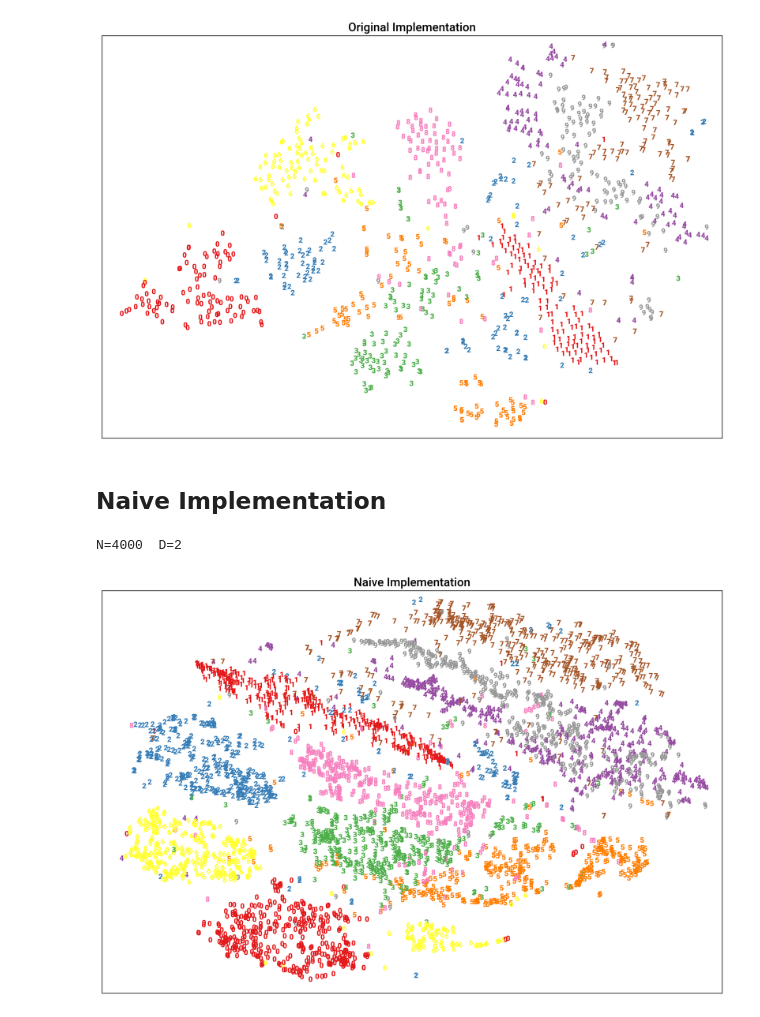
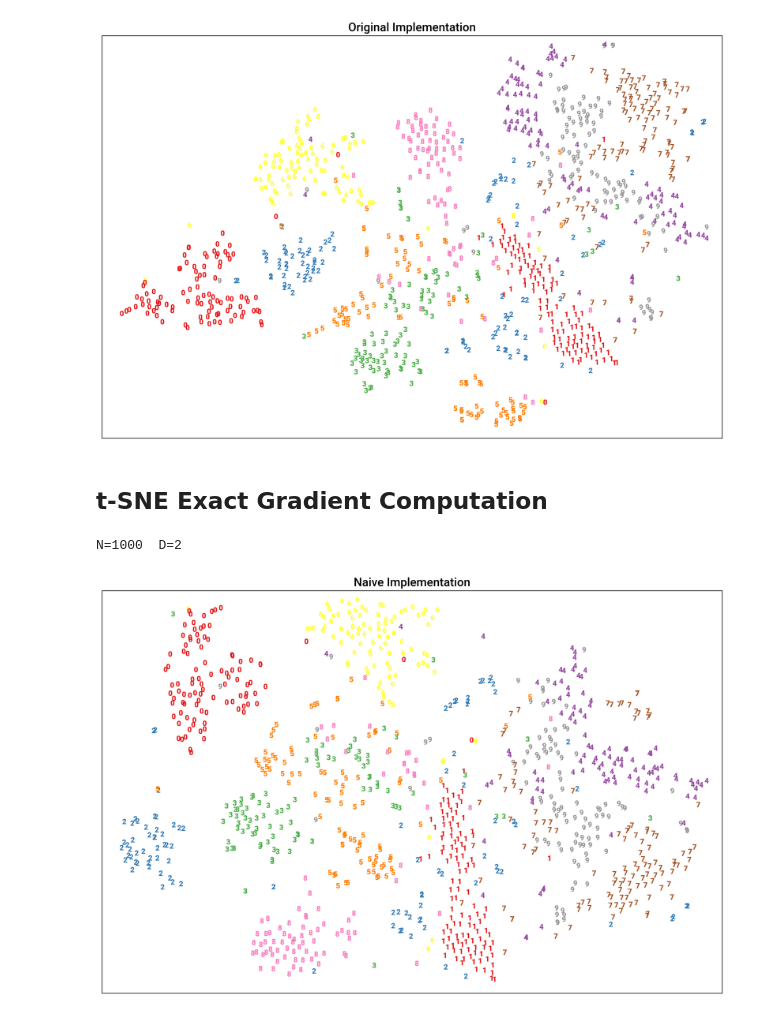
Before and after one commit to albertomontesg/fast-tsne, a Jupyter notebook: code/numerical_check/result_checking.ipynb, the cells around one changed output. Saved outputs shown, nothing was run; the diff lists cells and outputs as text; code cells hidden in the pictures.

```diff
--- a/code/numerical_check/result_checking.ipynb
+++ b/code/numerical_check/result_checking.ipynb
@@ -65,11 +65,11 @@ plot_embedding(Y_original, labels, title="Original Implementation")
 # %% [output]
 N=1000  D=2
 [figure]
-# %% [markdown]
-## Naive Implementation
+# %% [markdown]
+## t-SNE Exact Gradient Computation
 # %%
-Y_naive = read_results('../implementations/naive_tsne/result.dat')
+Y_naive = read_results('../implementations/tsne_exact/result.dat')
 plot_embedding(Y_naive, labels, title="Naive Implementation")
 # %% [output]
-N=4000  D=2
+N=1000  D=2
-[figure, old version]
+[figure, new version]
```
Also changed, not shown: parts of 1 cell of this notebook, 4 other files.
